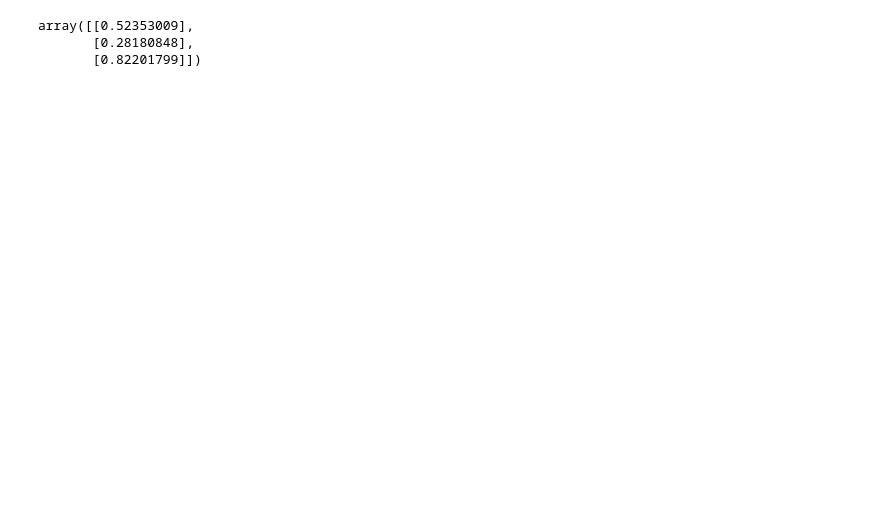
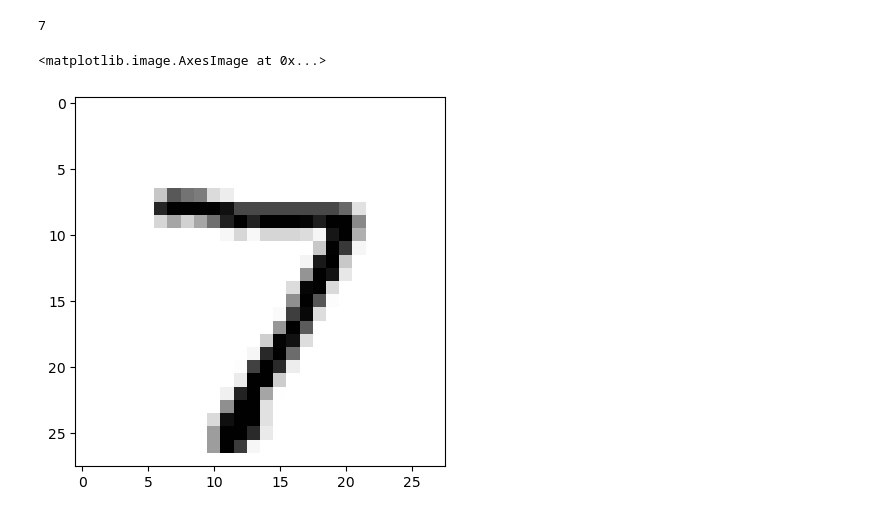
Before and after one commit to lxfengg/jupyter_pytorch, a Jupyter notebook: NeuralNetwork.ipynb, the cells around one changed output. Saved outputs shown, nothing was run; the diff lists cells and outputs as text; code cells hidden in the pictures; blank space fills up the shorter version.

Commit message:
train

```diff
--- a/NeuralNetwork.ipynb
+++ b/NeuralNetwork.ipynb
@@ -49,8 +50,6 @@ learning_nodes = 0.5
 
 n = neuralNetwork(input_nodes, hidden_nodes, output_nodes, learning_nodes)
 # %%
-n.query([1.0, 0.5, -1.5])
+training_data_file = open("mnist_dataset/mnist_train.csv", 'r')
+training_data_list = training_data_file.readlines()
+training_data_file.close()
-# %% [output]
-array([[0.52353009],
-       [0.28180848],
-       [0.82201799]])
@@ -56,0 +63,15 @@ array([[0.52353009],
+# %%
+test_data_file = open("mnist_dataset/mnist_test.csv", 'r')
+test_data_list = test_data_file.readlines()
+test_data_file.close()
+# %%
+all_values = test_data_list[0].split(',')
+print(all_values[0])
+# %% [output]
+7
+# %%
+image_array = numpy.asfarray(all_values[1:]).reshape(28, 28)
+matplotlib.pyplot.imshow(image_array, cmap = "Greys", interpolation = "None")
+# %% [output]
+<matplotlib.image.AxesImage at 0x...>
+[figure, added]
```
Also changed, not shown: parts of 7 cells of this notebook.
